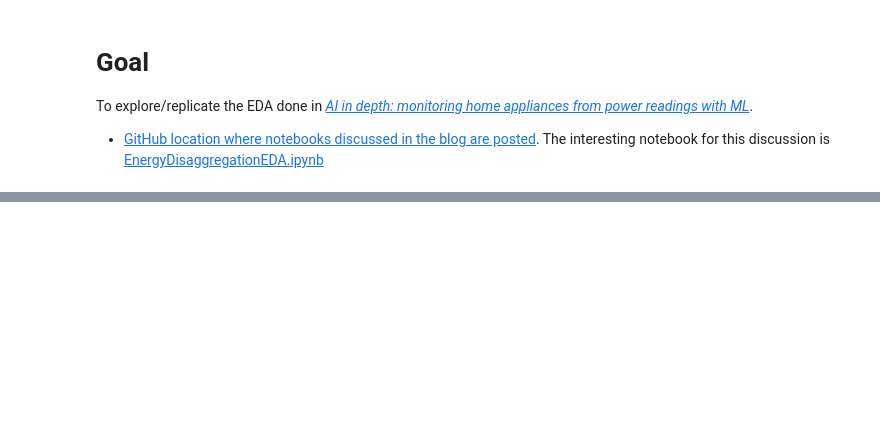
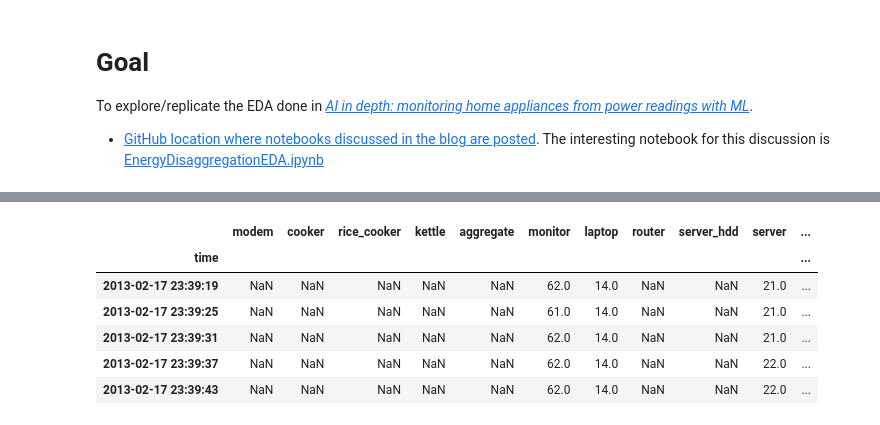
Before and after one commit to BitKnitting/FitHome_Analysis, a Jupyter notebook: notebooks/UK_DALE_noodling/EDA_UKDale_GoogleBlog.ipynb, the cells around one changed output, grey strips where cells are left out. Drawn from its saved outputs; the diff is of its cells as text; code cells hidden in the pictures; blank space fills up the shorter version.

```diff
--- a/notebooks/UK_DALE_noodling/EDA_UKDale_GoogleBlog.ipynb
+++ b/notebooks/UK_DALE_noodling/EDA_UKDale_GoogleBlog.ipynb
@@ -71,0 +34,11 @@ microwave_df['2015-02-05 08:00':'2015-02-05 08:15'].plot(figsize=(16,8),grid=Tru
+# %%
+# @title Let's take a peek...
+energy_data.head()
+# %% [output]
+|  | modem | cooker | rice_cooker | kettle | aggregate | monitor | laptop | router | server_hdd | server | ... |
+| time |  |  |  |  |  |  |  |  |  |  | ... |
+| 2013-02-17 23:39:19 | NaN | NaN | NaN | NaN | NaN | 62.0 | 14.0 | NaN | NaN | 21.0 | ... |
+| 2013-02-17 23:39:25 | NaN | NaN | NaN | NaN | NaN | 61.0 | 14.0 | NaN | NaN | 21.0 | ... |
+| 2013-02-17 23:39:31 | NaN | NaN | NaN | NaN | NaN | 62.0 | 14.0 | NaN | NaN | 21.0 | ... |
+| 2013-02-17 23:39:37 | NaN | NaN | NaN | NaN | NaN | 62.0 | 14.0 | NaN | NaN | 22.0 | ... |
+| 2013-02-17 23:39:43 | NaN | NaN | NaN | NaN | NaN | 62.0 | 14.0 | NaN | NaN | 22.0 | ... |
```
Also changed, not shown: parts of 38 cells of this notebook.
